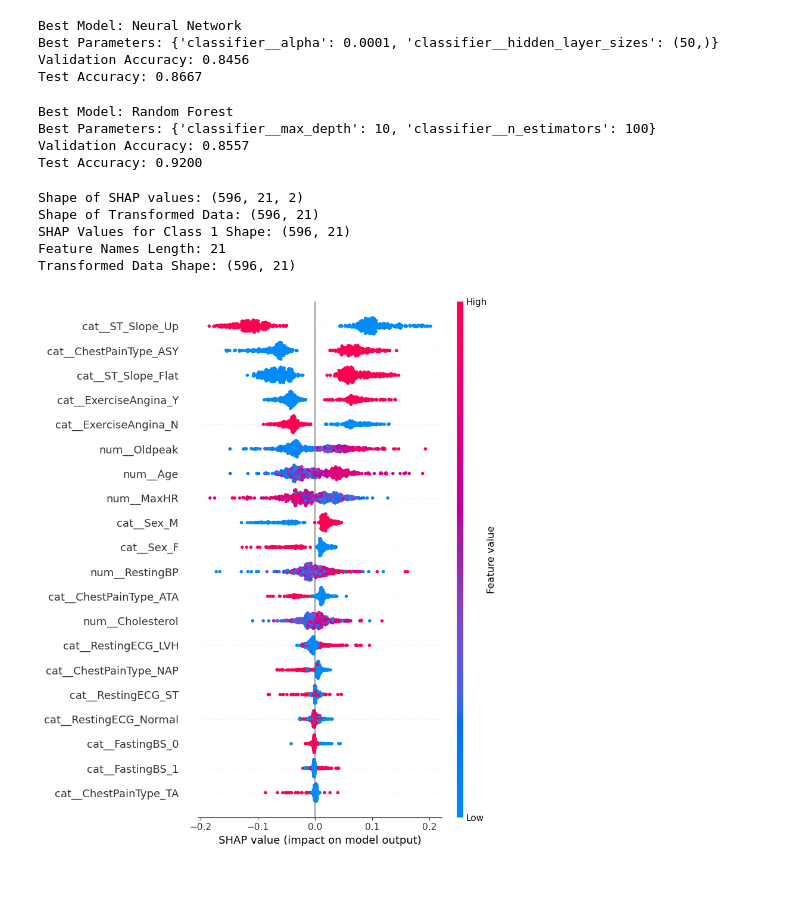
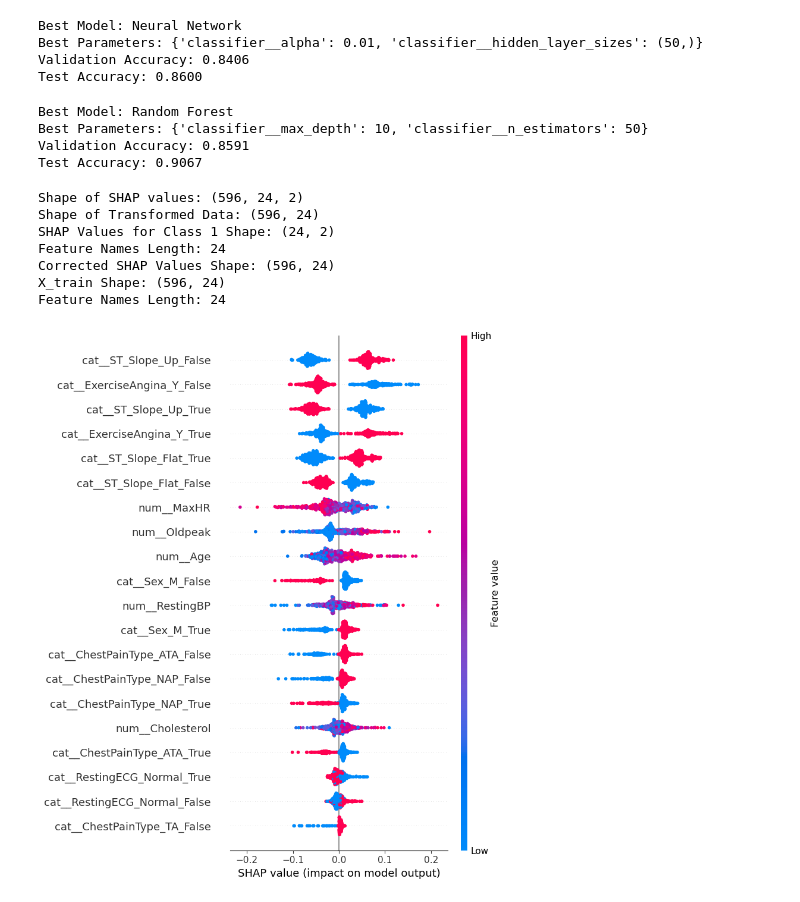
Before and after one commit to vivyuen/heart-failure-prediction, a Jupyter notebook: experiments/exploratory_data_analysis.ipynb, the cells around one changed output. Drawn from its saved outputs; the diff is of its cells as text; code cells hidden in the pictures.

Commit message:
Fixed column names to match cleaned data.

```diff
--- a/experiments/exploratory_data_analysis.ipynb
+++ b/experiments/exploratory_data_analysis.ipynb
@@ -41,5 +49,8 @@ X_test2 = X_test.drop(columns = ['ChestPainType', 'RestingBP', 'Cholesterol', 'F
 X_test3 = X_test
 # %%
+num_features1 = ['Age', 'RestingBP', 'Cholesterol', 'FastingBS']
+cat_features1 = ['Sex_M', 'ChestPainType_ATA', 'ChestPainType_NAP', 'ChestPainType_TA',
+                 'RestingECG_Normal', 'RestingECG_ST']
 
 # Define the ColumnTransformer
 preprocessor = ColumnTransformer(
@@ -101,4 +112,7 @@ Test Accuracy: 0.8000
 # %%
+num_features2 = ['Age', 'MaxHR', 'Oldpeak']
+cat_features2 = ['Sex_M', 'ExerciseAngina_Y', 'ST_Slope_Flat', 'ST_Slope_Up']
+
 # Define the ColumnTransformer
 preprocessor = ColumnTransformer(
     transformers=[
@@ -153,10 +167,15 @@ print(f"Validation Accuracy: {best_score:.4f}")
 print(f"Test Accuracy: {test_accuracy:.4f}")
 # %% [output]
 Best Model: Neural Network
-Best Parameters: {'classifier__alpha': 0.0001, 'classifier__hidden_layer_sizes': (50,)}
-Validation Accuracy: 0.8456
-Test Accuracy: 0.8667
+Best Parameters: {'classifier__alpha': 0.01, 'classifier__hidden_layer_sizes': (50,)}
+Validation Accuracy: 0.8406
+Test Accuracy: 0.8600
 # %%
+num_features3 = ['Age', 'RestingBP', 'Cholesterol', 'FastingBS', 'MaxHR', 'Oldpeak']
+cat_features3 = ['Sex_M', 'ChestPainType_ATA', 'ChestPainType_NAP', 'ChestPainType_TA',
+               'RestingECG_Normal', 'RestingECG_ST', 'ExerciseAngina_Y',
+               'ST_Slope_Flat', 'ST_Slope_Up']
+
 # Define the ColumnTransformer
 preprocessor = ColumnTransformer(
     transformers=[
@@ -211,42 +230,56 @@ print(f"Validation Accuracy: {best_score:.4f}")
 print(f"Test Accuracy: {test_accuracy:.4f}")
 # %% [output]
 Best Model: Random Forest
-Best Parameters: {'classifier__max_depth': 10, 'classifier__n_estimators': 100}
-Validation Accuracy: 0.8557
-Test Accuracy: 0.9200
+Best Parameters: {'classifier__max_depth': 10, 'classifier__n_estimators': 50}
+Validation Accuracy: 0.8591
+Test Accuracy: 0.9067
 # %%
-# Step 6: Apply SHAP for feature importance
-# Extract the Random Forest model from the pipeline
+import shap
+import numpy as np
+import matplotlib.pyplot as plt
+
+# Switch classifier to Random Forest
+model = RandomForestClassifier()
+pipeline = Pipeline([
+   ('preprocessor', preprocessor),
+   ('classifier', model)
+])
+
+# Fit pipeline
+pipeline.fit(X_train, y_train)
+
+# Get SHAP values
 model = pipeline.named_steps['classifier']
+X_train_transformed = pipeline.named_steps['preprocessor'].transform(X_train)
+feature_names = pipeline.named_steps['preprocessor'].get_feature_names_out()
 
-# Use SHAP to explain predictions
 explainer = shap.TreeExplainer(model)
+shap_values = explainer.shap_values(X_train_transformed)
+shap_values_class_1 = shap_values[1]
 
-# Transform the training data using the pipeline
-X_train_transformed = pipeline.named_steps['preprocessor'].transform(X_train)
-
-# Get transformed feature names
-feature_names = pipeline.named_steps['preprocessor'].get_feature_names_out()
 print("Shape of SHAP values:", np.array(shap_values).shape)
 print("Shape of Transformed Data:", X_train_transformed.shape)
-# Extract SHAP values for Class 1
-
-shap_values_class_1 = shap_values[:, :, 1]
-
-# Confirm the shape of extracted SHAP values
 print("SHAP Values for Class 1 Shape:", shap_values_class_1.shape)
 print("Feature Names Length:", len(feature_names))
-print("Transformed Data Shape:", X_train_transformed.shape)
 
-# Plot SHAP summary for Class 1
+# Fix shape issue with SHAP values
+shap_values_class_1 = shap_values[:, :, 1]  # Correct indexing for class 1
+
+print("Corrected SHAP Values Shape:", shap_values_class_1.shape)
+print("X_train Shape:", X_train_transformed.shape)
+print("Feature Names Length:", len(feature_names))
+
+plt.figure(figsize=(10,8))
 shap.summary_plot(shap_values_class_1, X_train_transformed, feature_names=feature_names)
 # %% [output]
-Shape of SHAP values: (596, 21, 2)
-Shape of Transformed Data: (596, 21)
-SHAP Values for Class 1 Shape: (596, 21)
-Feature Names Length: 21
-Transformed Data Shape: (596, 21)
+Shape of SHAP values: (596, 24, 2)
+Shape of Transformed Data: (596, 24)
+SHAP Values for Class 1 Shape: (24, 2)
+Feature Names Length: 24
+Corrected SHAP Values Shape: (596, 24)
+X_train Shape: (596, 24)
+Feature Names Length: 24
-[figure, old version]
+[figure, new version]
 # %%
 pipeline
 # %% [output]
```
Also changed, not shown: parts of 8 cells of this notebook.
